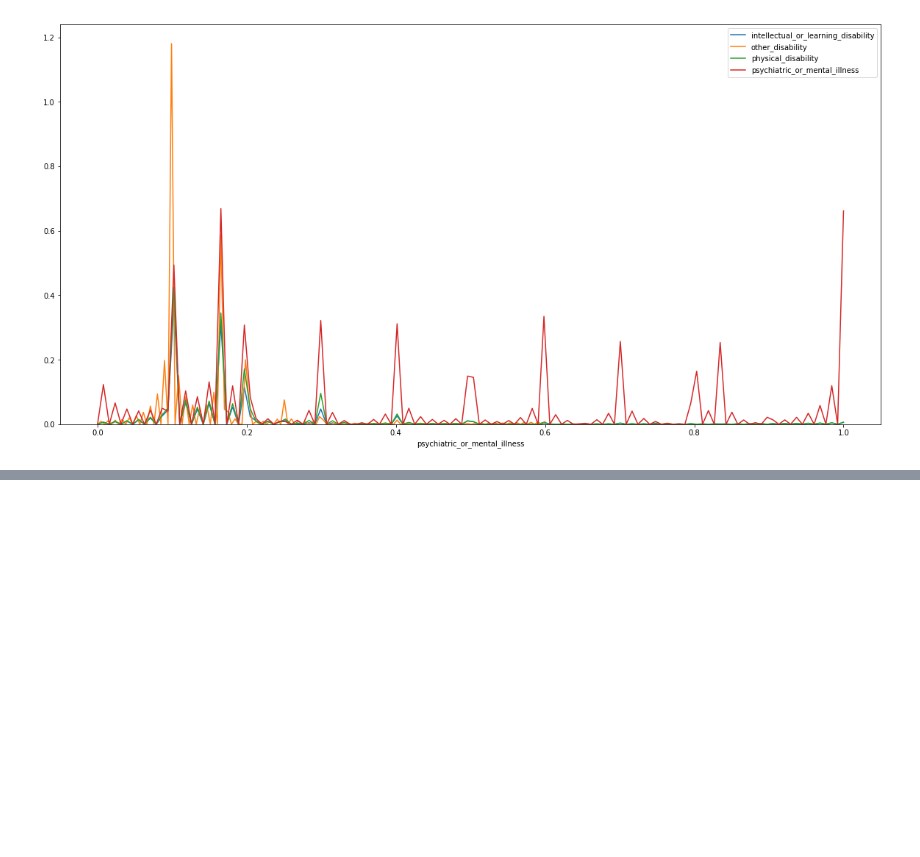
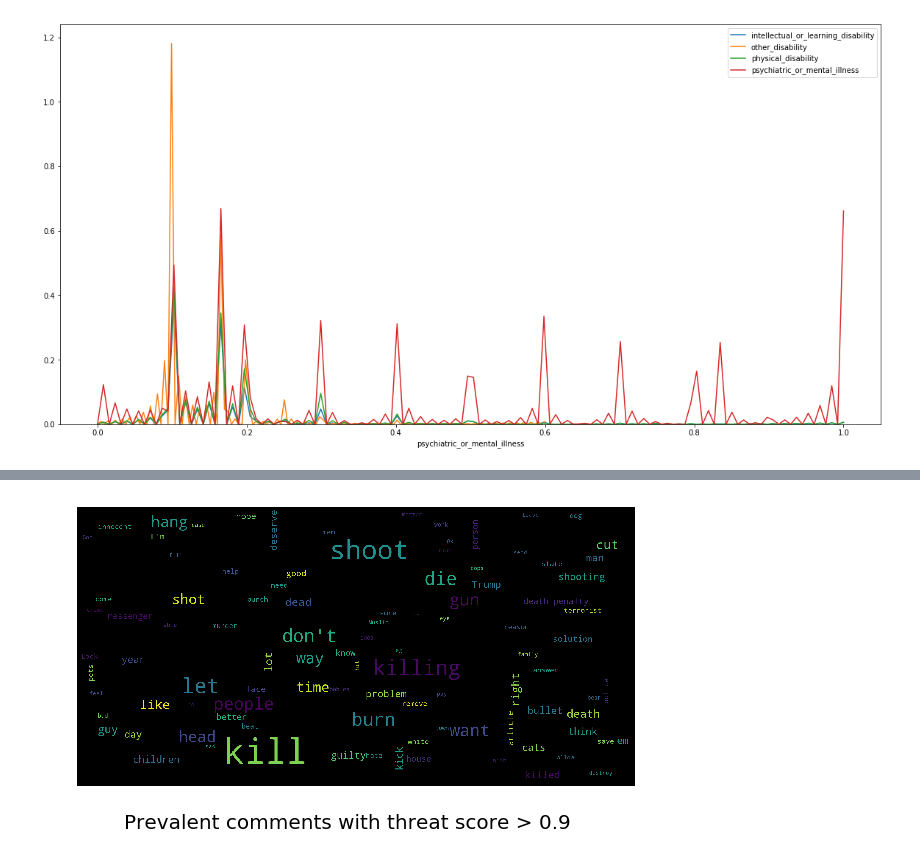
Before and after one commit to chrisdangerhaddad/toxic_comments, a Jupyter notebook: Exploratory_Data_Analysis_SR.ipynb, the cells around one changed output, grey strips where cells are left out. Cells and saved outputs as stored; diff of their text form; code cells hidden in the pictures; blank space fills up the shorter version.

```diff
--- a/Exploratory_Data_Analysis_SR.ipynb
+++ b/Exploratory_Data_Analysis_SR.ipynb
@@ -152,0 +189,5 @@ plt.show()
+# %%
+wc(train_data.loc[train_data['threat'] > 0.90]['comment_text'],
+               title = 'Prevalent comments with threat score > 0.9')
+# %% [output]
+[figure, added]
```
Also changed, not shown: parts of 23 cells of this notebook.
